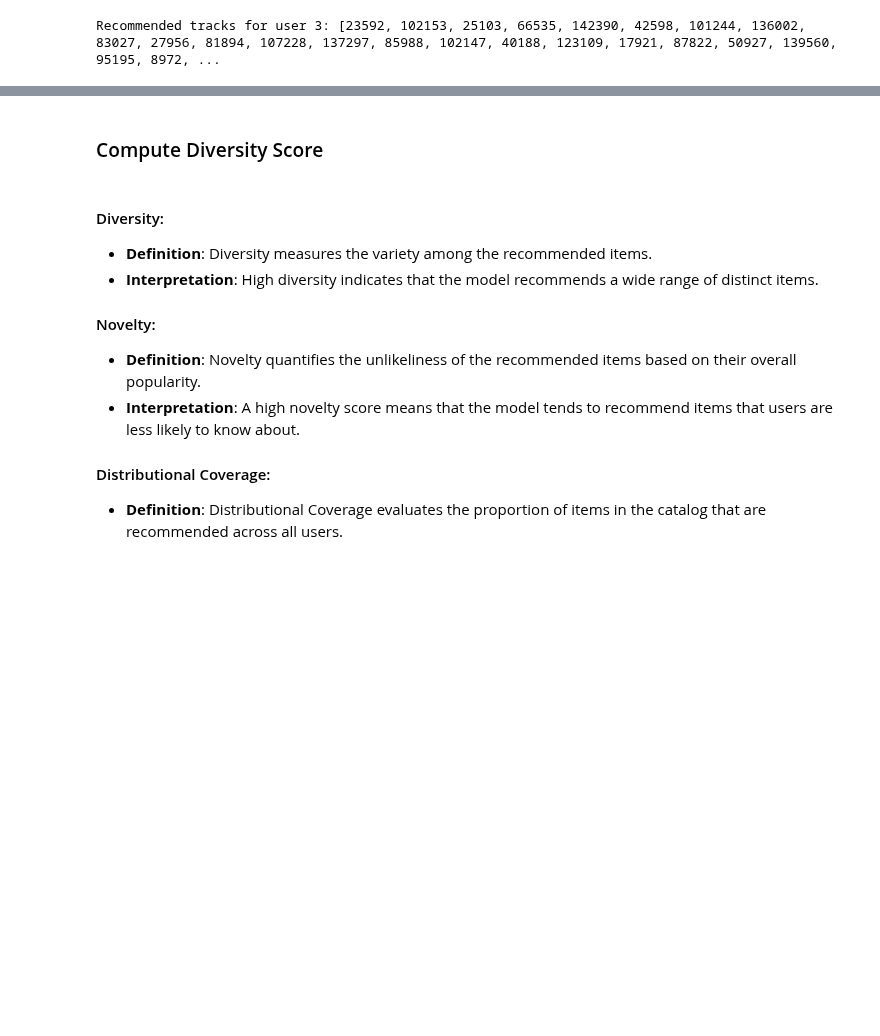
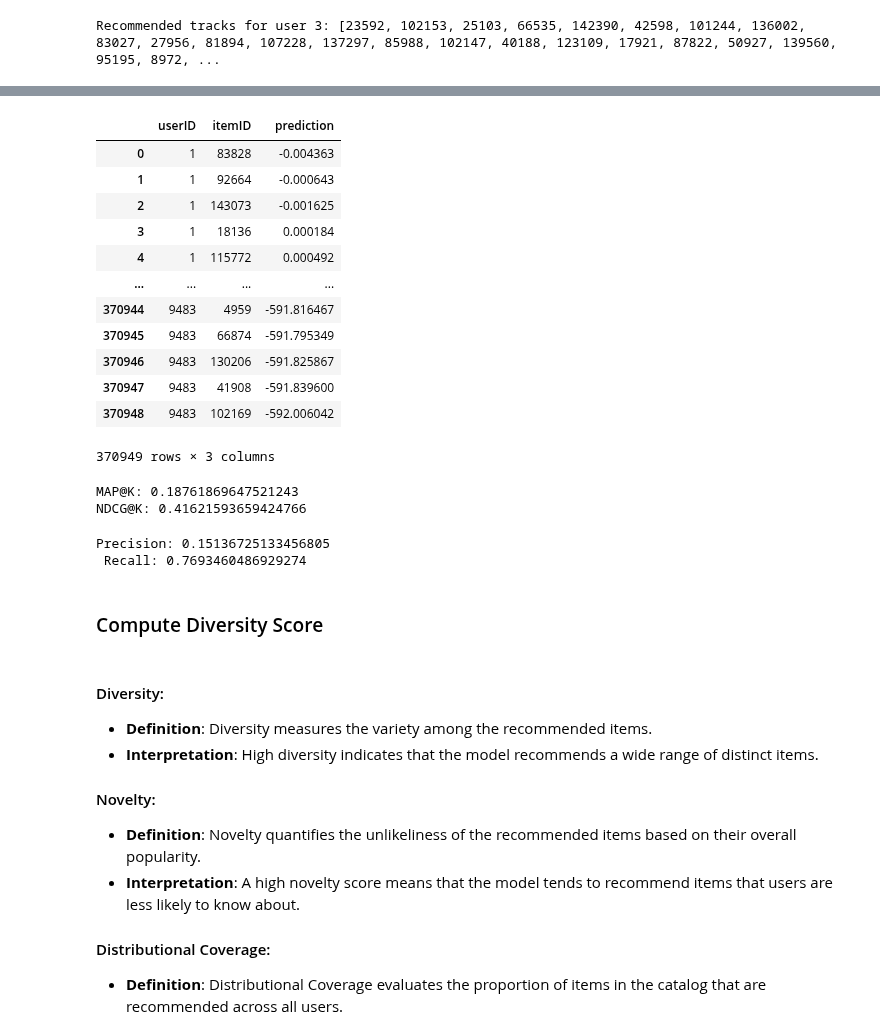
Before and after one commit to LauWyeRock/RecommendationSystem, a Jupyter notebook: Submission/Step4B_LightFM.ipynb, the cells around one changed output, grey strips where cells are left out. Cells and saved outputs as stored; diff of their text form; code cells hidden in the pictures; blank space fills up the shorter version.

```diff
--- a/Submission/Step4B_LightFM.ipynb
+++ b/Submission/Step4B_LightFM.ipynb
@@ -447,4 +432,8 @@ predictions.head()
 #### Reciprocal Rank:
 - **Definition**: Reciprocal Rank is the inverse of the rank of the first relevant recommendation.
 - **Interpretation**: The higher the value, the more effectively the model places the most relevant item at the top of the recommendation list.
+# %%
+import pickle
+with open('/content/drive/MyDrive/Googlecolab/model_lightfm.pkl', 'rb') as f:
+    model = pickle.load(f)
 # %%
@@ -491,3 +504,36 @@ Recommended tracks for user 3: [23592, 102153, 25103, 66535, 142390, 42598, 1012
+# %%
+all_predictions = pd.concat([train_predictions, test_predictions], ignore_index = True)
+all_predictions
+# %% [output]
+|  | userID | itemID | prediction |
+| 0 | 1 | 83828 | -0.004363 |
+| 1 | 1 | 92664 | -0.000643 |
+| 2 | 1 | 143073 | -0.001625 |
+| 3 | 1 | 18136 | 0.000184 |
+| 4 | 1 | 115772 | 0.000492 |
+| ... | ... | ... | ... |
+| 370944 | 9483 | 4959 | -591.816467 |
+| 370945 | 9483 | 66874 | -591.795349 |
+| 370946 | 9483 | 130206 | -591.825867 |
+| 370947 | 9483 | 41908 | -591.839600 |
+| 370948 | 9483 | 102169 | -592.006042 |
+370949 rows × 3 columns
+# %%
+TOP_K = 30
+eval_map = map_at_k(rating_true=test, rating_pred=all_predictions, col_user='userID', col_item='itemID', col_rating='rating', col_prediction='prediction', k=TOP_K)
+print(f"MAP@K: {eval_map}")
+eval_ndcg = ndcg_at_k(test, all_predictions, col_user='userID', col_item='itemID', col_rating='rating', col_prediction='prediction', k=TOP_K)
+print(f"NDCG@K: {eval_ndcg}")
+# %% [output]
+MAP@K: 0.18761869647521243
+NDCG@K: 0.41621593659424766
+# %%
+eval_precision = precision_at_k(test, all_predictions, col_prediction='prediction', k=TOP_K)
+eval_recall = recall_at_k(test, all_predictions, col_prediction='prediction', k=TOP_K)
+print(f"Precision: {eval_precision} \n Recall: {eval_recall}")
+# %% [output]
+Precision: 0.15136725133456805
+ Recall: 0.7693460486929274
 # %% [markdown]
 ### Compute Diversity Score
 # %% [markdown]
```
Also changed, not shown: parts of 12 cells of this notebook, 6 other files.
